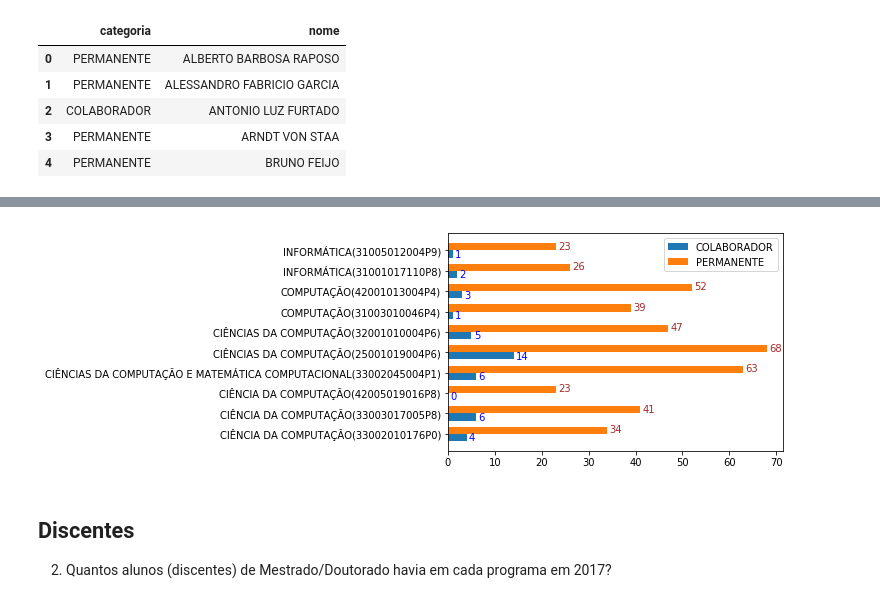
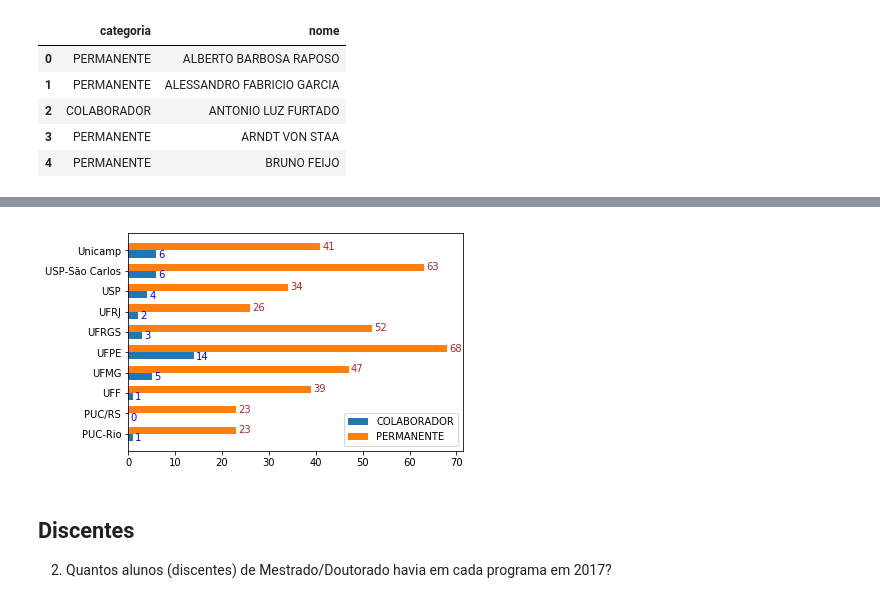
Before and after one commit to Pedalves/DataScience, a Jupyter notebook: CAPES/T1.1 Enunciado - Analise descritiva de dados de PG.ipynb, the cells around one changed output, grey strips where cells are left out. Drawn from its saved outputs; the diff is of its cells as text; code cells hidden in the pictures.

Commit message:
Trocado "programa" por "ies_sigla"

```diff
--- a/CAPES/T1.1 Enunciado - Analise descritiva de dados de PG.ipynb
+++ b/CAPES/T1.1 Enunciado - Analise descritiva de dados de PG.ipynb
@@ -95,6 +171,6 @@ docentes_prof_categ_df.head()
 | 4 | PERMANENTE | BRUNO FEIJO |
 # %%
 discentes_categ_df = pd.merge(docentes_prof_categ_df, discentes_prof_df, left_on='nome', right_on='orientador')
-discentes_categ_df = discentes_categ_df[['categoria', 'nome', 'programa']]
+discentes_categ_df = discentes_categ_df[['categoria', 'nome', 'ies_sigla']]
 discentes_categ_df.head()
 # %% [output]
@@ -107,5 +183,4 @@ discentes_categ_df.head()
 # %%
-profs_permanentes = discentes_categ_df[
-    discentes_categ_df.categoria=='PERMANENTE'].programa.value_counts().sort_index()
+profs_permanentes = discentes_categ_df[discentes_categ_df.categoria=='PERMANENTE'].ies_sigla.value_counts().sort_index()
 profs_permanentes
 # %% [output]
@@ -142,0 +198,3 @@ Name: programa, dtype: int64
+# %%
+profs_colaboradores = discentes_categ_df[discentes_categ_df.categoria=='COLABORADOR'].ies_sigla.value_counts().sort_index()
+profs_colaboradores
@@ -142,0 +212,7 @@ Name: programa, dtype: int64
+# %%
+# Adiciona valor 0 para categorias que nao possuem colaboradores
+for ies_s in set( profs_permanentes.keys() ).difference(set(profs_colaboradores.keys()) ):
+   profs_colaboradores[ies_s] = 0
+
+profs_colaboradores = profs_colaboradores.sort_index()
+profs_colaboradores
@@ -145,38 +233,38 @@ fig, ax = plt.subplots()
 
 width = 0.35
 
-ind = np.arange(len(discentes_categ_df.programa.value_counts().sort_index().keys()))
+ind = np.arange(len(discentes_categ_df.ies_sigla.value_counts().sort_index().keys()))
 
 plt1 = ax.barh(ind-width/2, profs_colaboradores, width)
 
 plt2 = ax.barh(ind+width/2, profs_permanentes, width)
 
 # Etiquetas COLABORADOR
 for i, v in enumerate(profs_colaboradores):
     ax.text( v + 0.5 ,
             i - 0.2,
             v,
             color='blue',
             fontweight='regular',
             va='center')
 
 # Etiquetas PERMANENTE
 for i, v in enumerate(profs_permanentes):
     ax.text( v + 0.5 ,
             i + 0.2,
             v,
             color='brown',
             fontweight='regular',
             va='center')
 
 ax.set_yticks(ind)
-ax.set_yticklabels(discentes_categ_df.programa.value_counts().sort_index().keys())
+ax.set_yticklabels(discentes_categ_df.ies_sigla.value_counts().sort_index().keys())
 
 plt.legend([plt1[0], plt2[0]], ['COLABORADOR', 'PERMANENTE'])
 
 plt.show()
 # %% [output]
-[figure, old version]
+[figure, new version]
 # %% [markdown]
 ## Discentes
 2) Quantos alunos (discentes) de Mestrado/Doutorado havia em cada programa em 2017?
```
Also changed, not shown: parts of 38 cells of this notebook.
